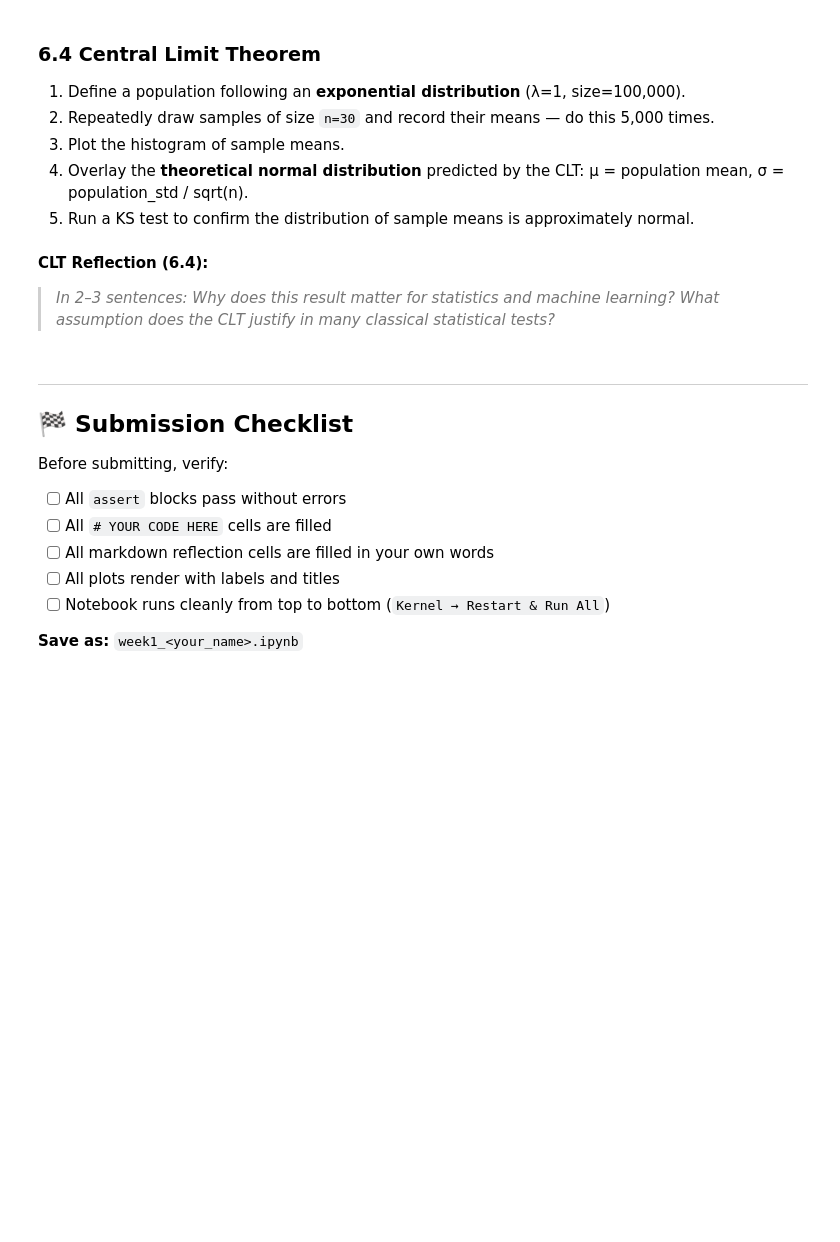
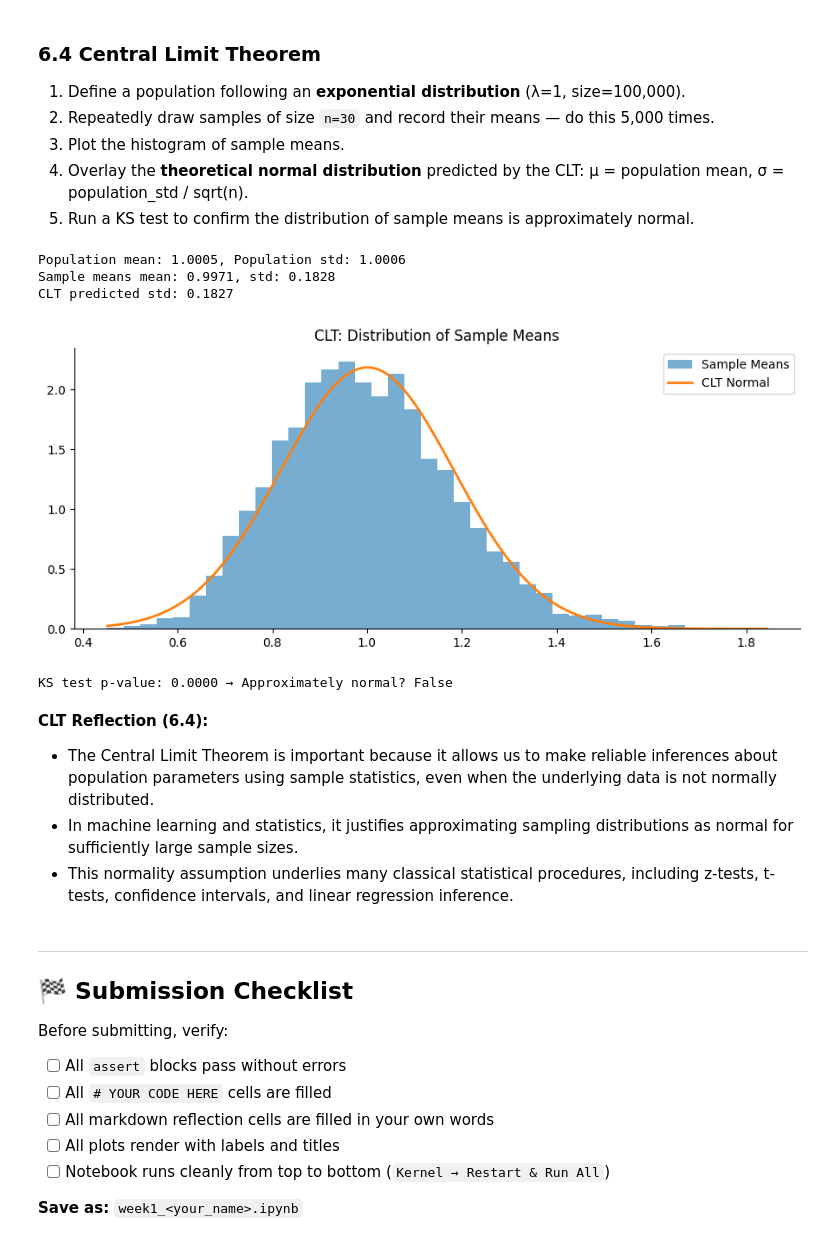
Before and after one commit to satyam294/CT-CEI-DS-2026, a Jupyter notebook: week1_Satyam_Chand.ipynb, the cells around one changed output. Cells and saved outputs as stored; diff of their text form; code cells hidden in the pictures; blank space fills up the shorter version.

```diff
--- a/week1_Satyam_Chand.ipynb
+++ b/week1_Satyam_Chand.ipynb
@@ -939,32 +957,52 @@ print("6.3 passed ✓")
 # %%
 np.random.seed(7)
 population = np.random.exponential(scale=1.0, size=100_000)
 
 n_samples = 5000
 sample_size = 30
-sample_means = None  # YOUR CODE HERE — array of 5000 sample means
+sample_means = np.array([
+    np.random.choice(population, size=sample_size).mean()
+    for _ in range(n_samples)
+])
 
 pop_mean = population.mean()
 pop_std  = population.std()
-clt_std  = None  # YOUR CODE HERE — predicted std of sample means
+clt_std = pop_std / np.sqrt(sample_size)
 
 print(f"Population mean: {pop_mean:.4f}, Population std: {pop_std:.4f}")
 print(f"Sample means mean: {sample_means.mean():.4f}, std: {sample_means.std():.4f}")
 print(f"CLT predicted std: {clt_std:.4f}")
 
 # Plot
 fig, ax = plt.subplots()
-# YOUR CODE HERE — histogram of sample means + theoretical normal overlay
+ax.hist(sample_means, bins=40, density=True, alpha=0.6, label='Sample Means')
+
+x = np.linspace(sample_means.min(), sample_means.max(), 300)
+ax.plot(
+    x,
+    norm.pdf(x, loc=pop_mean, scale=clt_std),
+    label='CLT Normal',
+    linewidth=2
+)
+ax.legend()
 ax.set_title('CLT: Distribution of Sample Means')
 plt.tight_layout(); plt.show()
 
 # KS test
 ks_result = stats.kstest(sample_means, 'norm', args=(pop_mean, clt_std))
 print(f"KS test p-value: {ks_result.pvalue:.4f} → Approximately normal? {ks_result.pvalue > 0.05}")
+# %% [output]
+Population mean: 1.0005, Population std: 1.0006
+Sample means mean: 0.9971, std: 0.1828
+CLT predicted std: 0.1827
+[figure, added]
+KS test p-value: 0.0000 → Approximately normal? False
 # %% [markdown]
 **CLT Reflection (6.4):**
 
-> *In 2–3 sentences: Why does this result matter for statistics and machine learning? What assumption does the CLT justify in many classical statistical tests?*
+- The Central Limit Theorem is important because it allows us to make reliable inferences about population parameters using sample statistics, even when the underlying data is not normally distributed.
+- In machine learning and statistics, it justifies approximating sampling distributions as normal for sufficiently large sample sizes.
+- This normality assumption underlies many classical statistical procedures, including z-tests, t-tests, confidence intervals, and linear regression inference.
 # %% [markdown]
 ---
 ## 🏁 Submission Checklist
```
Also changed, not shown: parts of 3 cells of this notebook.
